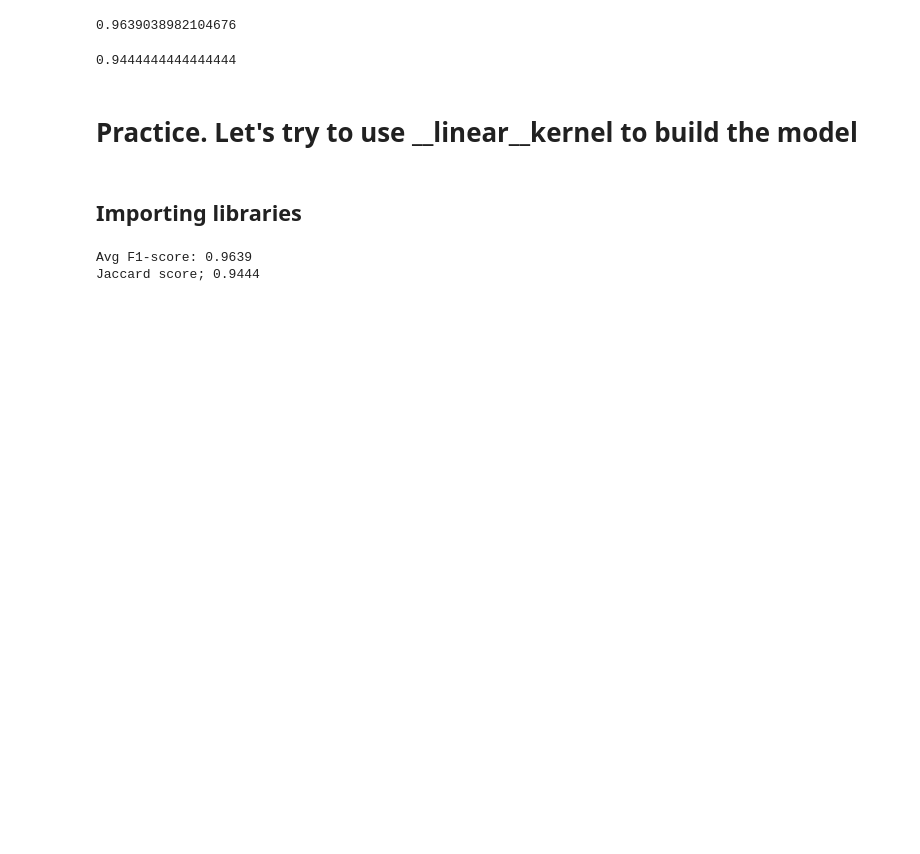
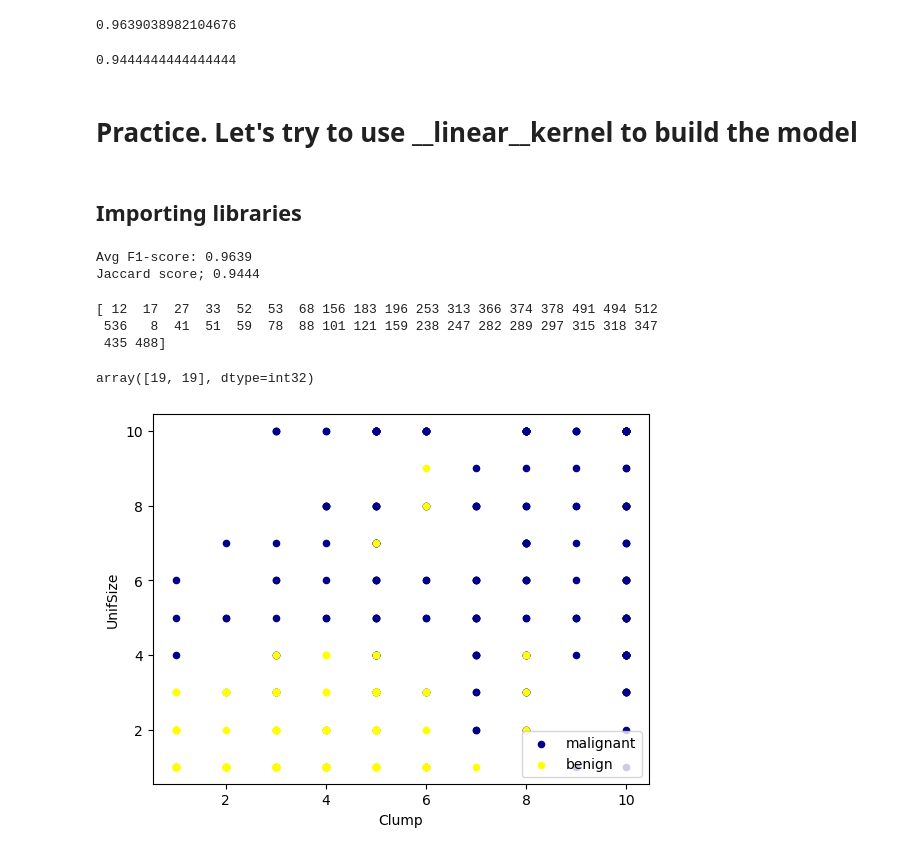
Before and after one commit to JoshuaChung93/Data-Science, a Jupyter notebook: Support Vector Machines.ipynb, the cells around one changed output. Cells and saved outputs as stored; diff of their text form; code cells hidden in the pictures; blank space fills up the shorter version.

```diff
--- a/Support Vector Machines.ipynb
+++ b/Support Vector Machines.ipynb
@@ -193,11 +197,37 @@ from sklearn.metrics import f1_score, jaccard_score
 C = 1.0
 
 # Create an instance of SVM and fit out the data
-svc = svm.SVC(kernel='linear', C=1).fit(X_train,y_train)
-yhat = svc.predict(X_test)
+clf2 = svm.SVC(kernel='linear', C=1).fit(X_train,y_train)
+yhat = clf2.predict(X_test)
 print('Avg F1-score: %.4f' % f1_score(y_test, yhat,
                                      average='weighted'))
 print('Jaccard score; %.4f' % jaccard_score(y_test,yhat,pos_label=2))
 # %% [output]
 Avg F1-score: 0.9639
 Jaccard score; 0.9444
+# %%
+# Get support vector indices
+
+support_vector_indices = clf2.support_
+print(support_vector_indices)
+# %% [output]
+[ 12  17  27  33  52  53  68 156 183 196 253 313 366 374 378 491 494 512
+ 536   8  41  51  59  78  88 101 121 159 238 247 282 289 297 315 318 347
+ 435 488]
+# %%
+# Get number of support vectors per class
+
+support_vectors_per_class = clf2.n_support_
+support_vectors_per_class
+# %% [output]
+array([19, 19], dtype=int32)
+# %%
+# Get support vectors themselves
+support_vectors = clf2.support_vectors_
+
+# Visualize support vectors
+ax = cell_df[cell_df['Class'] == 4][0:].plot(kind='scatter', x='Clump', y='UnifSize', color='DarkBlue', label='malignant');
+cell_df[cell_df['Class'] == 2][0:].plot(kind='scatter', x='Clump', y='UnifSize', color='Yellow', label='benign', ax=ax);
+plt.show()
+# %% [output]
+[figure, added]
```
Also changed, not shown: parts of 2 cells of this notebook.
